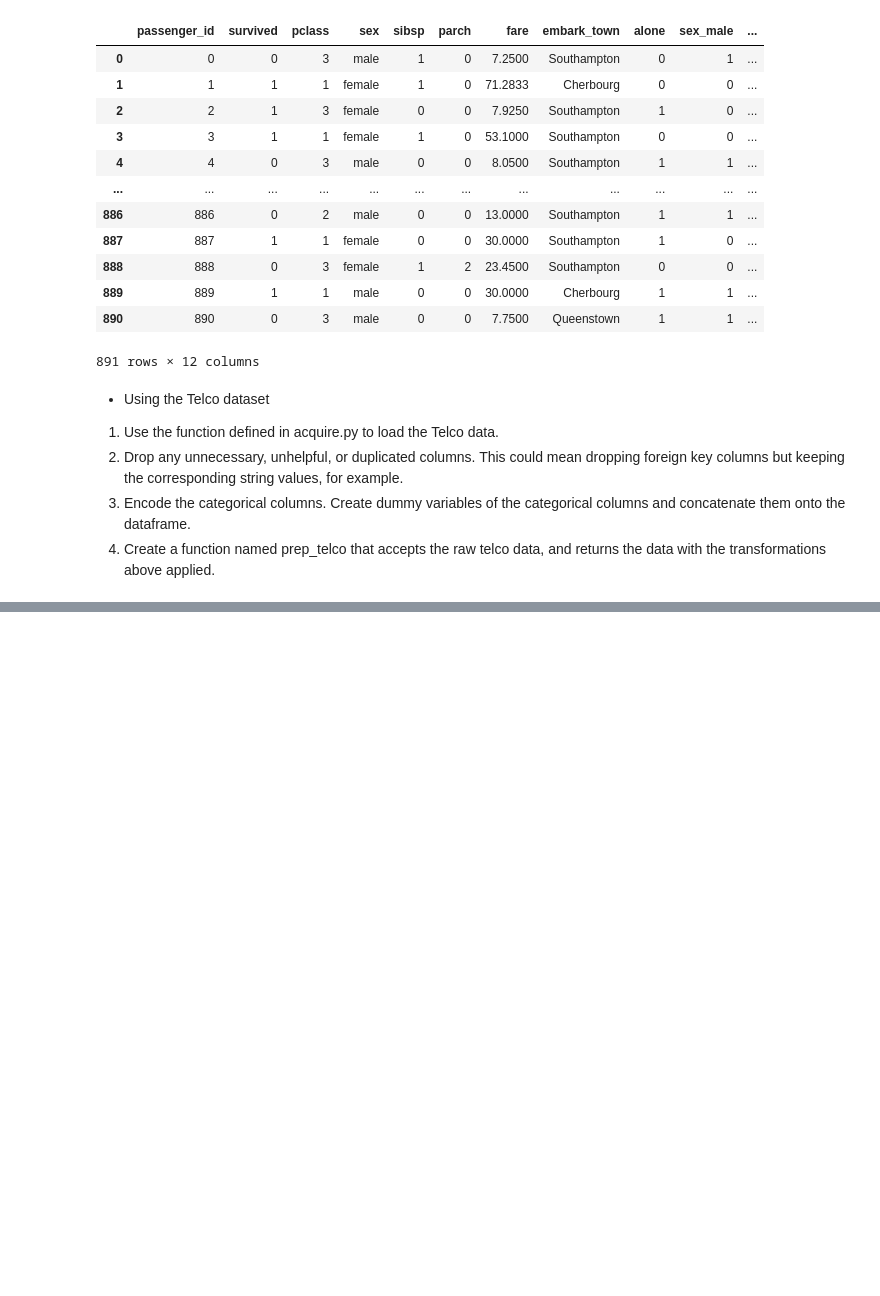
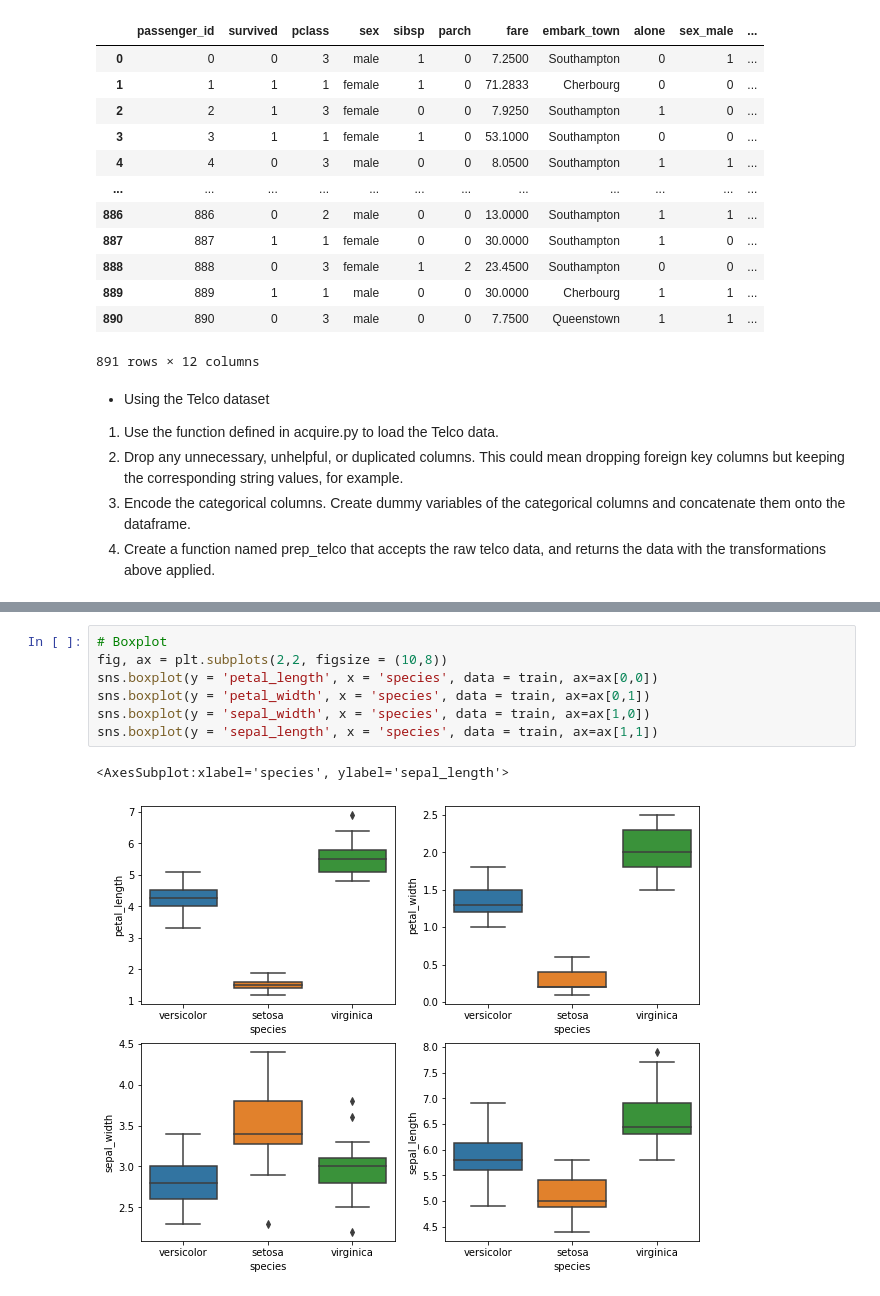
Before and after one commit to bradgauvin/classification-exercises, a Jupyter notebook: classification_exercises.ipynb, the cells around one changed output, grey strips where cells are left out. Drawn from its saved outputs; the diff is of its cells as text; blank space fills up the shorter version.

```diff
--- a/classification_exercises.ipynb
+++ b/classification_exercises.ipynb
@@ -588,0 +691,10 @@ Using cached csv
+# %%
+# Boxplot
+fig, ax = plt.subplots(2,2, figsize = (10,8))
+sns.boxplot(y = 'petal_length', x = 'species', data = train, ax=ax[0,0])
+sns.boxplot(y = 'petal_width', x = 'species', data = train, ax=ax[0,1])
+sns.boxplot(y = 'sepal_width', x = 'species', data = train, ax=ax[1,0])
+sns.boxplot(y = 'sepal_length', x = 'species', data = train, ax=ax[1,1])
+# %% [output]
+<AxesSubplot:xlabel='species', ylabel='sepal_length'>
+[figure, added]
```
Also changed, not shown: parts of 58 cells of this notebook.
